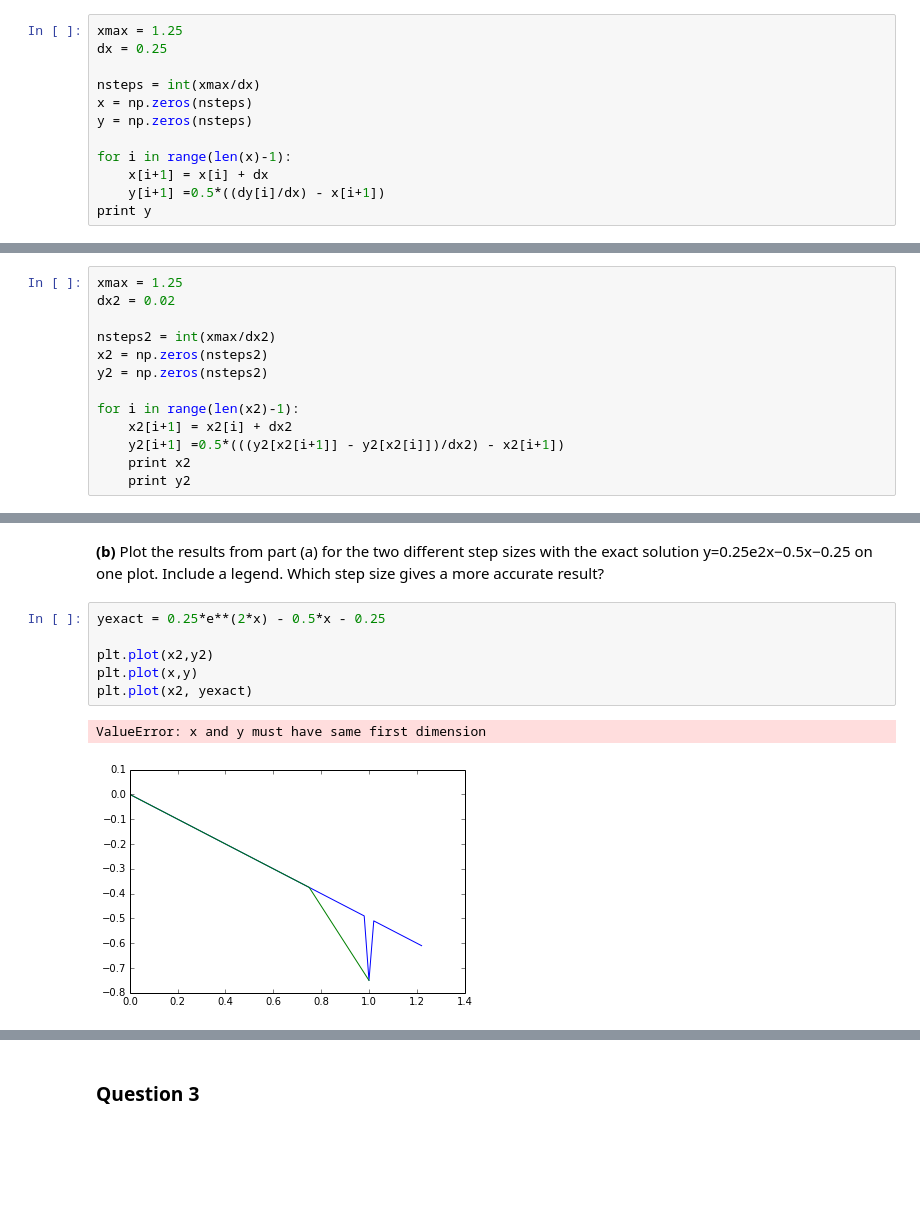
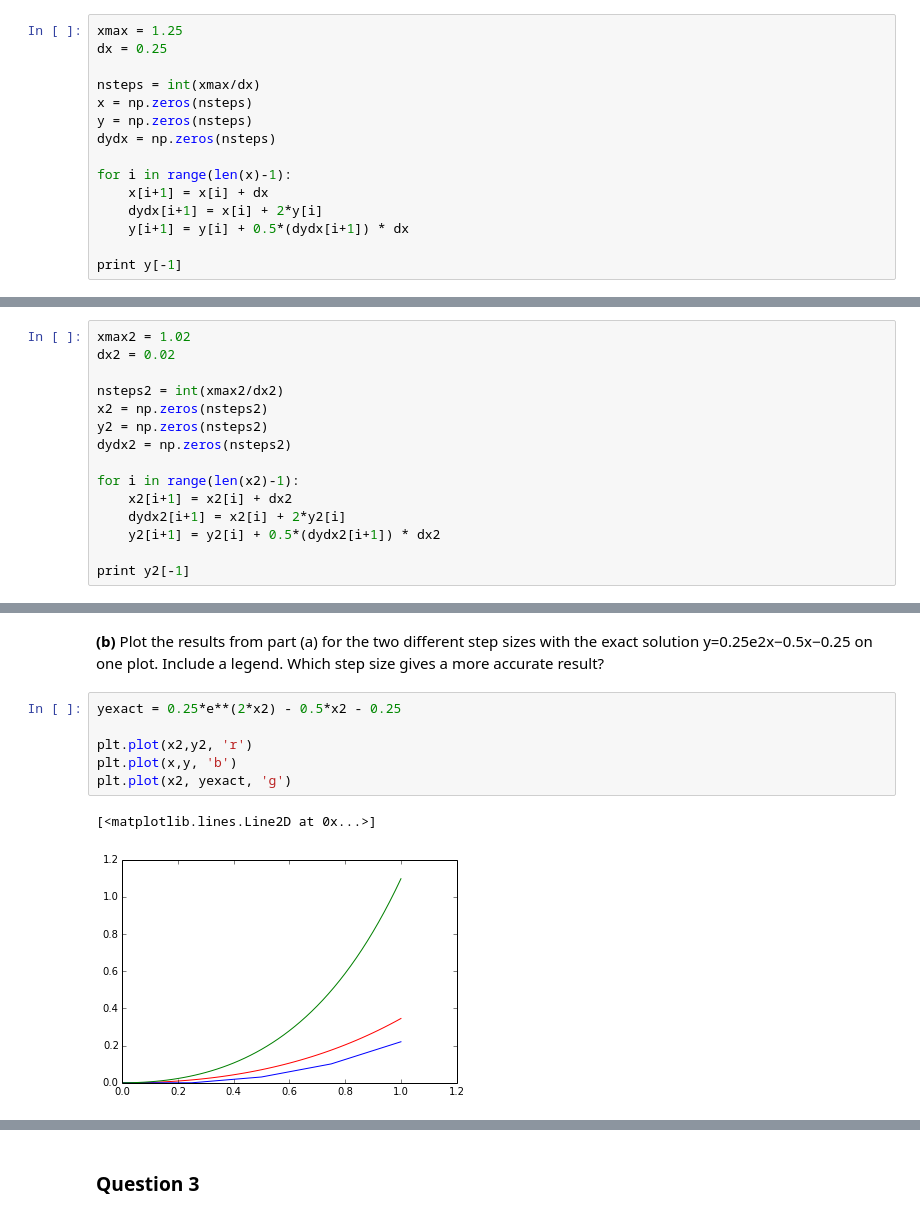
Before and after one commit to kmcombs/PHYS202-S14, a Jupyter notebook: SciPy/ODEExercises.ipynb, the cells around one changed output, grey strips where cells are left out. Drawn from its saved outputs; the diff is of its cells as text; blank space fills up the shorter version.

```diff
--- a/SciPy/ODEExercises.ipynb
+++ b/SciPy/ODEExercises.ipynb
@@ -137,9 +160,12 @@ dx = 0.25
 nsteps = int(xmax/dx)
 x = np.zeros(nsteps)
 y = np.zeros(nsteps)
+dydx = np.zeros(nsteps)
 
 for i in range(len(x)-1):
     x[i+1] = x[i] + dx
-    y[i+1] =0.5*((dy[i]/dx) - x[i+1])
-print y
+    dydx[i+1] = x[i] + 2*y[i]
+    y[i+1] = y[i] + 0.5*(dydx[i+1]) * dx
+
+print y[-1]
 # %% [output]
@@ -147,14 +173,16 @@ TypeError: 'numpy.ndarray' object is not callable
 # %%
-xmax = 1.25
+xmax2 = 1.02
 dx2 = 0.02
 
-nsteps2 = int(xmax/dx2)
+nsteps2 = int(xmax2/dx2)
 x2 = np.zeros(nsteps2)
 y2 = np.zeros(nsteps2)
+dydx2 = np.zeros(nsteps2)
 
 for i in range(len(x2)-1):
     x2[i+1] = x2[i] + dx2
-    y2[i+1] =0.5*(((y2[x2[i+1]] - y2[x2[i]])/dx2) - x2[i+1])
-    print x2
-    print y2
+    dydx2[i+1] = x2[i] + 2*y2[i]
+    y2[i+1] = y2[i] + 0.5*(dydx2[i+1]) * dx2
+
+print y2[-1]
 # %% [output]
@@ -180,11 +192,11 @@ for i in range(len(x2)-1):
 y=0.25e2x−0.5x−0.25
 on one plot. Include a legend. Which step size gives a more accurate result?
 # %%
-yexact = 0.25*e**(2*x) - 0.5*x - 0.25
+yexact = 0.25*e**(2*x2) - 0.5*x2 - 0.25
 
-plt.plot(x2,y2)
-plt.plot(x,y)
-plt.plot(x2, yexact)
+plt.plot(x2,y2, 'r')
+plt.plot(x,y, 'b')
+plt.plot(x2, yexact, 'g')
 # %% [output]
-ValueError: x and y must have same first dimension
+[<matplotlib.lines.Line2D at 0x...>]
-[figure, old version]
+[figure, new version]
```
Also changed, not shown: parts of 8 cells of this notebook, 1 other file.
